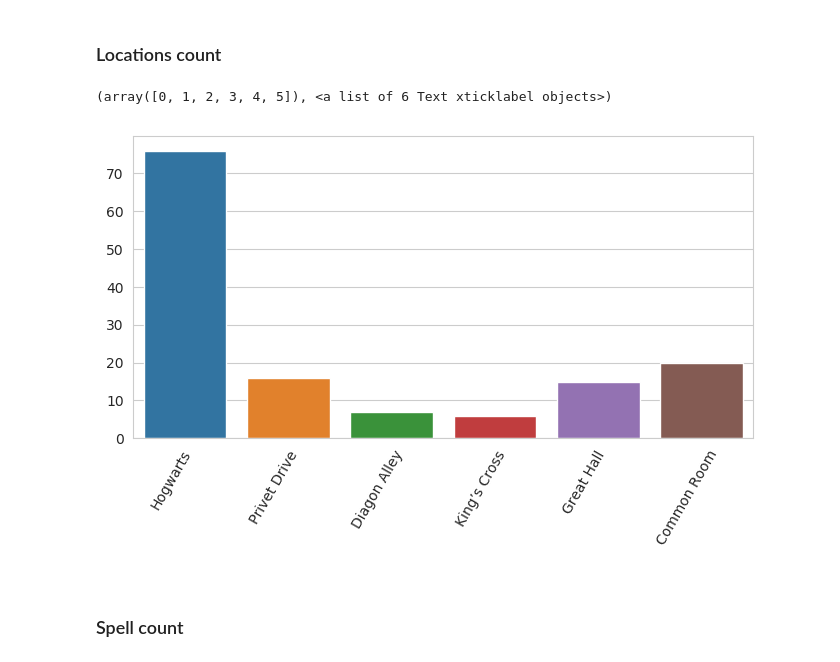
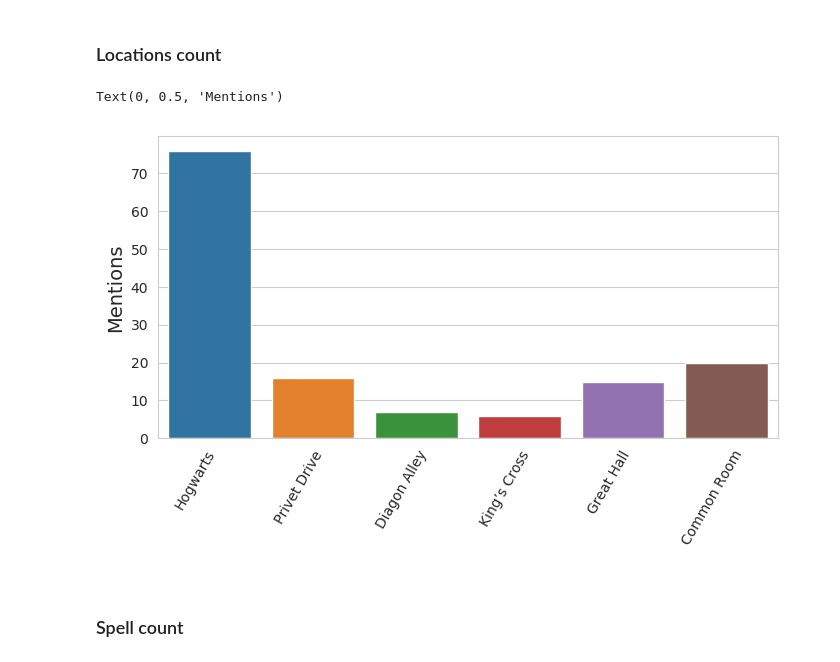
Before and after one commit to datastoryteller/hp1-nlp-analysis, a Jupyter notebook: HP1 - NLP Analysis.ipynb, the cells around one changed output. Cells and saved outputs as stored; diff of their text form; code cells hidden in the pictures.

```diff
--- a/HP1 - NLP Analysis.ipynb
+++ b/HP1 - NLP Analysis.ipynb
@@ -136,15 +172,17 @@ _ = plt.xticks([0, 1, 2], labels)
 # %%
 body = ' '.join(HP.body)
 loc = ["Hogwarts", "Privet", "Diagon Alley", "King’s Cross", "Great Hall", "(c|C)ommon (r|R)oom"]
-xticks = ["Hogwarts\n\n", "Privet Drive\n\n", "Diagon Alley\n\n", "King’s Cross\n\n", "Great Hall\n\n", "Common Room\n\n"]
+xticks = ["Hogwarts\n\n", "Privet Drive\n\n", "Diagon Alley\n\n", "King’s Cross\n\n", "Great Hall\n\n",
+          "Common Room\n\n"]
 loc_count = [len(re.findall(l, body)) for l in loc]
 
 ax = plt.subplots(figsize=(8,4),dpi=100)
 ax = sns.barplot(x=xticks, y=loc_count)
 plt.xticks(rotation=60)
+ax.set_ylabel("Mentions", fontsize=14)
 # %% [output]
-(array([0, 1, 2, 3, 4, 5]), <a list of 6 Text xticklabel objects>)
+Text(0, 0.5, 'Mentions')
-[figure, old version]
+[figure, new version]
 # %% [markdown]
 ### Spell count
 # %%
```
Also changed, not shown: parts of 12 cells of this notebook, 2 other files.
